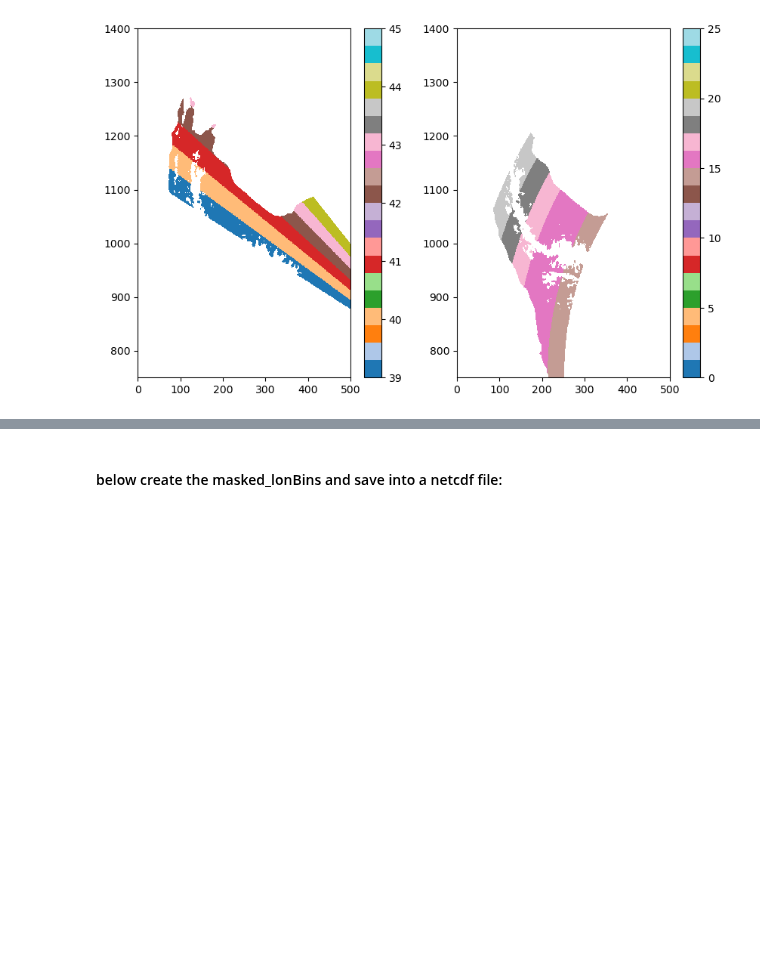
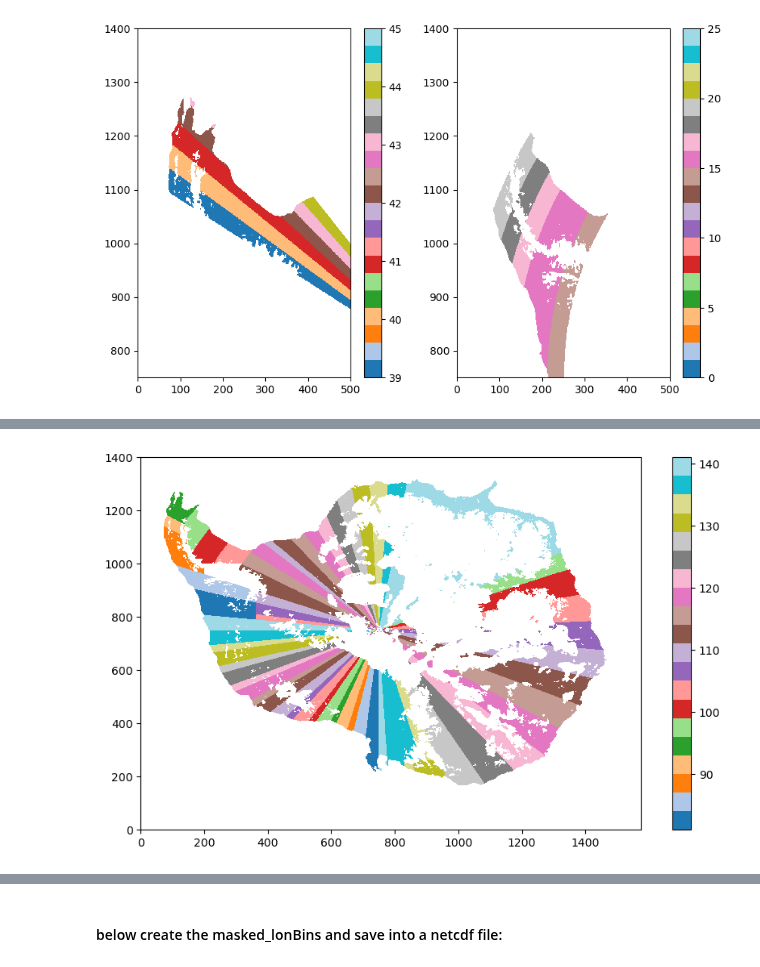
Before and after one commit to fabiobdias/waom_notebook, a Jupyter notebook: OHB_shelf/OHB_closure/WAOM4extend_shflim_S_0.25Q_OHB_shelf_budget_closure.ipynb, the cells around one changed output, grey strips where cells are left out. Cells and saved outputs as stored; diff of their text form; code cells hidden in the pictures; blank space fills up the shorter version.

```diff
--- a/OHB_shelf/OHB_closure/WAOM4extend_shflim_S_0.25Q_OHB_shelf_budget_closure.ipynb
+++ b/OHB_shelf/OHB_closure/WAOM4extend_shflim_S_0.25Q_OHB_shelf_budget_closure.ipynb
@@ -627,7 +627,7 @@ masked_AllOtherBins_41B.append(masked_AllOtherBin)
 #   - 39, 40, 41 needs to limit to west A.P. -> WAOM10 index xi_rho = 55. DONE.
 
 # Grid point position on the x-axis
-x_position = 138
+x_position = 145
 
 # Create a mask for all elements past the grid point on the x-axis
 mask = np.zeros(masked_AllOtherBins[39].shape, dtype=bool)
@@ -691,7 +835,7 @@ y_position = 1000
 
 # for latbin 17/16:
 x_position2 = 150
-y_position2 = 1050
+y_position2 = 1020
 
 x_position3 = 500
 
@@ -859,0 +955,92 @@ plt.colorbar()
+# %%
+# Final check with individual modified bins to make sure it's all correct!
+
+fig = plt.figure(figsize=(10, 6))
+
+plt.pcolormesh(masked_AllOtherBins[0]*mask_land*mask_shelf*np.ones(h.shape)*0, vmin=0, vmax=40, cmap='tab20')
+
+# from start to West Antarctic
+for xx in range(1,32):
+    ini=xx
+    end=ini-1
+    plt.pcolormesh(masked_AllOtherBins[ini]*masked_PreviousBins[end]*mask_land*mask_shelf*np.ones(h.shape)*xx, vmin=0, vmax=31, cmap='tab20')
+
+# West Ant.
+plt.pcolormesh(masked_lon_bin32*masked_PreviousBins[31]*mask_land*mask_shelf*np.ones(h.shape)*32, vmin=32, vmax=80, cmap='tab20')
+plt.pcolormesh(masked_lon_bin33*masked_PreviousBins[32]*mask_land*mask_shelf*np.ones(h.shape)*33, vmin=32, vmax=80, cmap='tab20')
+plt.pcolormesh(masked_lon_bin34*masked_PreviousBins[33]*mask_land*mask_shelf*np.ones(h.shape)*34, vmin=32, vmax=80, cmap='tab20')
+plt.pcolormesh(masked_lon_bin35*masked_PreviousBins[34]*mask_land*mask_shelf*np.ones(h.shape)*35, vmin=32, vmax=80, cmap='tab20')
+plt.pcolormesh(masked_lon_bin36*masked_PreviousBins[35]*mask_land*mask_shelf*np.ones(h.shape)*36, vmin=32, vmax=80, cmap='tab20')
+plt.pcolormesh(masked_lon_bin37*masked_PreviousBins[36]*mask_land*mask_shelf*np.ones(h.shape)*37, vmin=32, vmax=80, cmap='tab20')
+plt.pcolormesh(masked_lon_bin38*masked_PreviousBins[37]*mask_land*mask_shelf*np.ones(h.shape)*38, vmin=32, vmax=80, cmap='tab20')
+plt.pcolormesh(masked_lon_bin39*masked_PreviousBins[38]*mask_land*mask_shelf*np.ones(h.shape)*39, vmin=32, vmax=80, cmap='tab20')
+plt.pcolormesh(masked_lon_bin40*masked_PreviousBins[39]*mask_land*mask_shelf*np.ones(h.shape)*40, vmin=32, vmax=80, cmap='tab20')
+plt.pcolormesh(masked_lon_bin41*masked_PreviousBins[40]*mask_land*mask_shelf*np.ones(h.shape)*42, vmin=32, vmax=80, cmap='tab20')
+
+# Ant. Penins. tip
+plt.pcolormesh(masked_lon_bin42C[0]*masked_PreviousBins_41B[0]*masked_PreviousBins_2[19]*mask_land*mask_shelf*np.ones(h.shape)*43, vmin=32, vmax=80, cmap='tab20')
+# not need 43C!
+# plt.pcolormesh(masked_lon_bin43C[0]*masked_PreviousBins[42]*masked_PreviousBins_2[19]*mask_land*mask_shelf*np.ones(h.shape)*44, vmin=32, vmax=80, cmap='tab20')
+
+# East Ant. Penins
+plt.pcolormesh(masked_lat_bin19*masked_PreviousBins_2[18]*mask_land*mask_shelf*np.ones(h.shape)*45, vmin=32, vmax=80, cmap='tab20')
+plt.pcolormesh(masked_lat_bin18*masked_PreviousBins_2[17]*mask_land*mask_shelf*np.ones(h.shape)*46, vmin=32, vmax=80, cmap='tab20')
+plt.pcolormesh(masked_lat_bin17*masked_PreviousBins_2[16]*mask_land*mask_shelf*np.ones(h.shape)*47, vmin=32, vmax=80, cmap='tab20')
+plt.pcolormesh(masked_lat_bin16*masked_PreviousBins_2[15]*mask_land*mask_shelf*np.ones(h.shape)*48, vmin=32, vmax=80, cmap='tab20')
+plt.pcolormesh(masked_lat_bin15*masked_PreviousBins_2[14]*mask_land*mask_shelf*np.ones(h.shape)*49, vmin=32, vmax=80, cmap='tab20')
+plt.pcolormesh(masked_lat_bin14*masked_PreviousBins_2[13]*mask_land*mask_shelf*np.ones(h.shape)*50, vmin=32, vmax=80, cmap='tab20')
+
+# SW Weddell corner
+plt.pcolormesh(masked_lon_bin32B*masked_PreviousBins[31]*masked_AllOtherBins_2[13]*mask_land*mask_shelf*np.ones(h.shape)*51, vmin=32, vmax=80, cmap='tab20')
+plt.pcolormesh(masked_lon_bin33B*masked_PreviousBins[32]*masked_AllOtherBins_2[13]*mask_land*mask_shelf*np.ones(h.shape)*52, vmin=32, vmax=80, cmap='tab20')
+plt.pcolormesh(masked_lon_bin34B*masked_PreviousBins[33]*masked_AllOtherBins_2[13]*mask_land*mask_shelf*np.ones(h.shape)*53, vmin=32, vmax=80, cmap='tab20')
+plt.pcolormesh(masked_lon_bin35B*masked_PreviousBins[34]*masked_AllOtherBins_2[13]*mask_land*mask_shelf*np.ones(h.shape)*54, vmin=32, vmax=80, cmap='tab20')
+plt.pcolormesh(masked_lon_bin36B*masked_PreviousBins[35]*masked_AllOtherBins_2[13]*mask_land*mask_shelf*np.ones(h.shape)*55, vmin=32, vmax=80, cmap='tab20')
+plt.pcolormesh(masked_lon_bin37B*masked_PreviousBins[36]*masked_AllOtherBins_2[13]*mask_land*mask_shelf*np.ones(h.shape)*56, vmin=32, vmax=80, cmap='tab20')
+plt.pcolormesh(masked_lon_bin38B*masked_PreviousBins[37]*masked_AllOtherBins_2[13]*mask_land*mask_shelf*np.ones(h.shape)*57, vmin=32, vmax=80, cmap='tab20')
+plt.pcolormesh(masked_lon_bin39B*masked_PreviousBins[38]*masked_AllOtherBins_2[13]*mask_land*mask_shelf*np.ones(h.shape)*58, vmin=32, vmax=80, cmap='tab20')
+plt.pcolormesh(masked_lon_bin40B*masked_PreviousBins[39]*masked_AllOtherBins_2[13]*mask_land*mask_shelf*np.ones(h.shape)*59, vmin=32, vmax=80, cmap='tab20')
+plt.pcolormesh(masked_lon_bin41B*masked_PreviousBins[40]*masked_AllOtherBins_2[13]*mask_land*mask_shelf*np.ones(h.shape)*60, vmin=32, vmax=80, cmap='tab20')
+plt.pcolormesh(masked_lon_bin42B*masked_PreviousBins[41]*masked_AllOtherBins_2[13]*mask_land*mask_shelf*np.ones(h.shape)*61, vmin=32, vmax=80, cmap='tab20')
+
+# plt.pcolormesh(masked_lon_bin42B*masked_PreviousBins[38]*masked_AllOtherBins_2[13]*mask_land*mask_shelf*np.ones(h.shape)*60, vmin=32, vmax=80, cmap='tab20')
+plt.pcolormesh(masked_lon_bin43B*masked_PreviousBins[42]*mask_land*mask_shelf*np.ones(h.shape)*62, vmin=32, vmax=80, cmap='tab20')
+
+# # From Weddell to the Ross/EAnt fix:
+for xx in range(44,81):
+    ini=xx
+    end=ini-1
+    plt.pcolormesh(masked_AllOtherBins[ini]*masked_PreviousBins[end]*mask_land*mask_shelf*np.ones(h.shape)*(xx+16), vmin=41, vmax=80, cmap='tab20')
+for xx in range(81,113):
+    ini=xx
+    end=ini-1
+    plt.pcolormesh(masked_AllOtherBins[ini]*masked_PreviousBins[end]*mask_land*mask_shelf*np.ones(h.shape)*(xx+16), vmin=81, vmax=141, cmap='tab20')
+
+
+plt.pcolormesh(masked_lon_bin113*masked_PreviousBins[112]*mask_land*mask_shelf*np.ones(h.shape)*(113+16), vmin=81, vmax=141, cmap='tab20')
+plt.pcolormesh(masked_lon_bin114*masked_PreviousBins[113]*mask_land*mask_shelf*np.ones(h.shape)*(114+16), vmin=81, vmax=141, cmap='tab20')
+plt.pcolormesh(masked_lon_bin115*masked_PreviousBins[114]*mask_land*mask_shelf*np.ones(h.shape)*(115+16), vmin=81, vmax=141, cmap='tab20')
+plt.pcolormesh(masked_lon_bin116*masked_PreviousBins[115]*mask_land*mask_shelf*np.ones(h.shape)*(116+16), vmin=81, vmax=141, cmap='tab20')
+
+plt.pcolormesh(masked_lon_bin113B*masked_PreviousBins[112]*mask_land*mask_shelf*np.ones(h.shape)*(117+16), vmin=81, vmax=141, cmap='tab20')
+plt.pcolormesh(masked_lon_bin114B*masked_PreviousBins[113]*mask_land*mask_shelf*np.ones(h.shape)*(118+16), vmin=81, vmax=141, cmap='tab20')
+plt.pcolormesh(masked_lon_bin115B*masked_PreviousBins[114]*mask_land*mask_shelf*np.ones(h.shape)*(119+16), vmin=81, vmax=141, cmap='tab20')
+plt.pcolormesh(masked_lon_bin116B*masked_PreviousBins[115]*mask_land*mask_shelf*np.ones(h.shape)*(120+16), vmin=81, vmax=141, cmap='tab20')
+
+for xx in range(117,119):
+    ini=xx
+    end=ini-1
+    plt.pcolormesh(masked_AllOtherBins[ini]*masked_PreviousBins[end]*mask_land*mask_shelf*np.ones(h.shape)*(xx+19), vmin=81, vmax=141, cmap='tab20')
+
+
+plt.pcolormesh(masked_PreviousBins[-1]*mask_land*mask_shelf*np.ones(h.shape)*140, vmin=81, vmax=141, cmap='tab20')
+
+# plt.plot(55*np.ones((100)),np.arange(400,500),'-k')
+# plt.plot(np.arange(50,130),400*np.ones((80)),'-k')
+# plt.plot(60*np.ones((100)),np.arange(400,500),'--k')
+# plt.plot(np.arange(50,130),420*np.ones((80)),'--k')
+
+# plt.ylim(300,560)
+# plt.xlim(0,200)
+plt.colorbar()
+# %% [output]
@@ -860 +1048,2 @@ plt.colorbar()
+[figure, added]
 # %%
```
Also changed, not shown: parts of 13 cells of this notebook, 41 other files.
